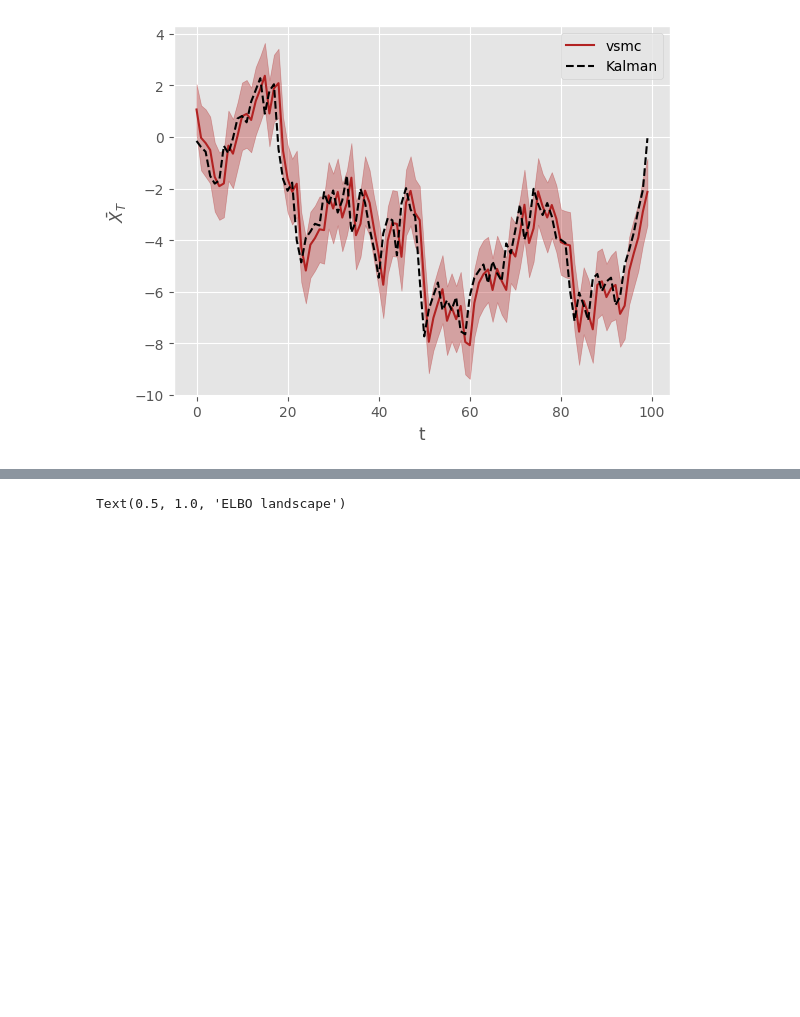
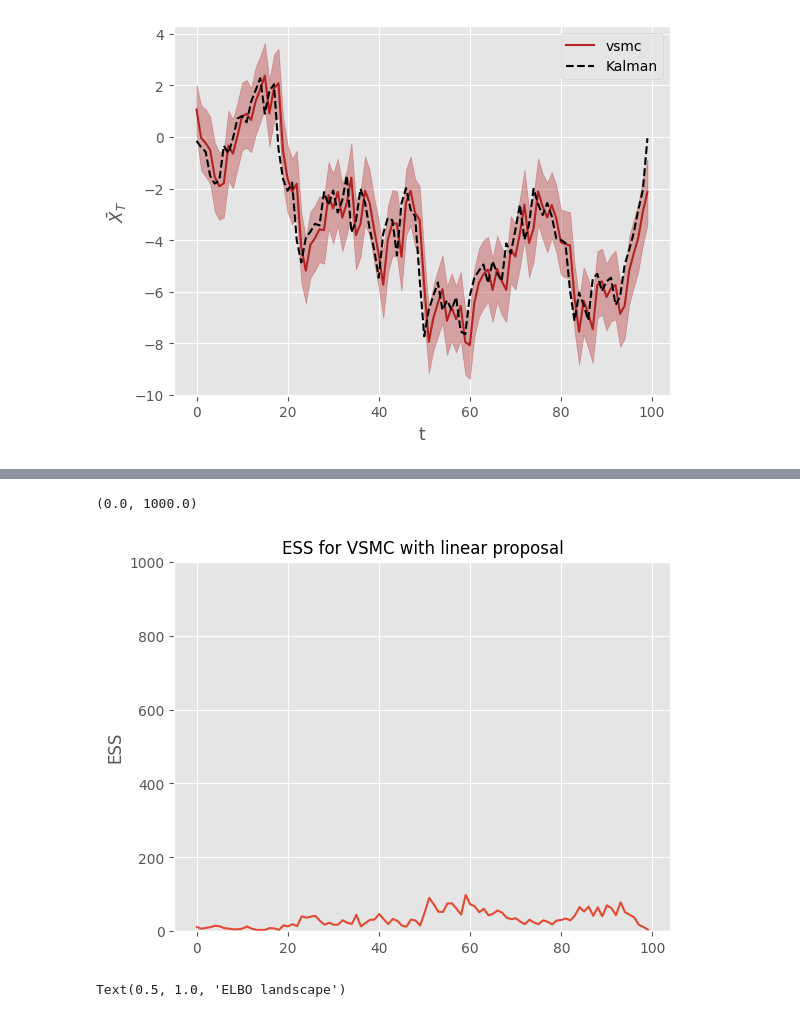
Before and after one commit to Perez-Amanda/ComputacionalStatistics_FinalProject, a Jupyter notebook: SMC.ipynb, the cells around one changed output, grey strips where cells are left out. Cells and saved outputs as stored; diff of their text form; code cells hidden in the pictures; blank space fills up the shorter version.

```diff
--- a/SMC.ipynb
+++ b/SMC.ipynb
@@ -860,3 +881,9 @@ log_w_vsmc_lin, x_part_vsmc_lin, a_vsmc_lin, x_vsmc_lin = VSMC(y_seq, N, T, prop
 # %%
-small_y = y_seq[:]
+plt.plot(ESS(log_w_vsmc_lin).detach().numpy())
+plt.title('ESS for VSMC with linear proposal',size=12)
+plt.ylabel("ESS")
+plt.ylim((0,1000))
+# %% [output]
+(0.0, 1000.0)
+[figure, added]
 # %%
```
Also changed, not shown: parts of 35 cells of this notebook.
